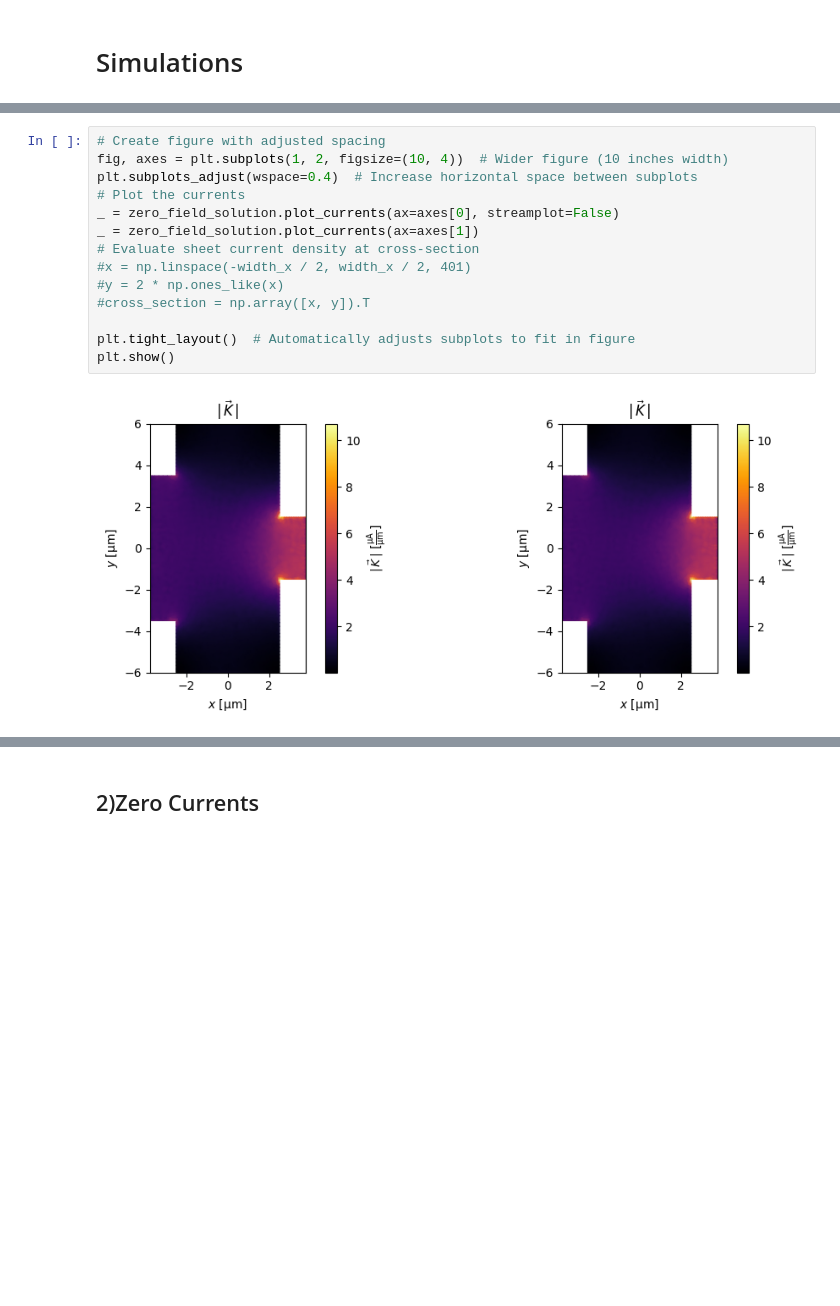
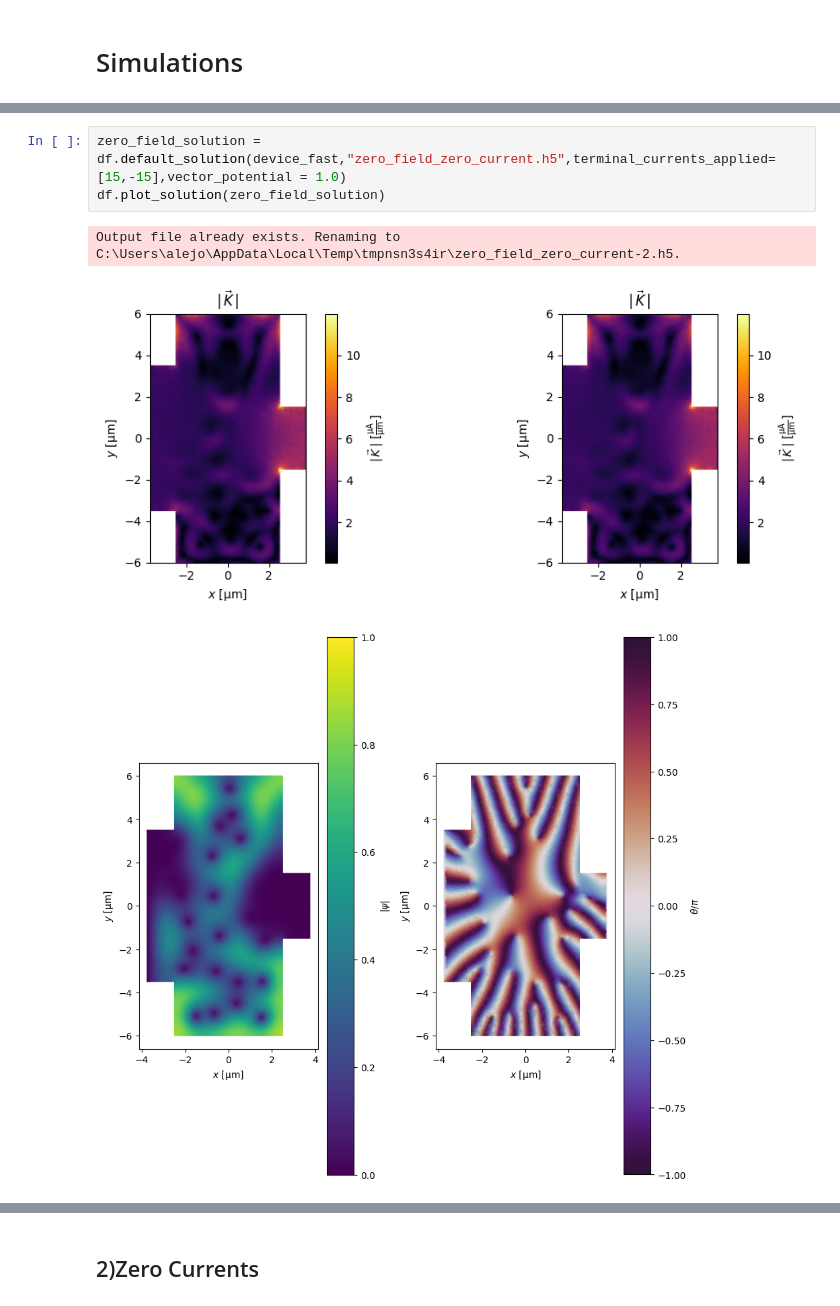
Before and after one commit to AlejoProjects/diode_effect, a Jupyter notebook: proyecto_electro2.ipynb, the cells around one changed output, grey strips where cells are left out. Drawn from its saved outputs; the diff is of its cells as text; blank space fills up the shorter version.

Commit message:
feature and fix : modularization of the first section plots and some typing mistakes fixed

```diff
--- a/proyecto_electro2.ipynb
+++ b/proyecto_electro2.ipynb
@@ -108,16 +118,7 @@ Output file already exists. Renaming to C:\Users\alejo\AppData\Local\Temp\tmpm3t
 # %%
-# Create figure with adjusted spacing
-fig, axes = plt.subplots(1, 2, figsize=(10, 4))  # Wider figure (10 inches width)
-plt.subplots_adjust(wspace=0.4)  # Increase horizontal space between subplots
-# Plot the currents
-_ = zero_field_solution.plot_currents(ax=axes[0], streamplot=False)
-_ = zero_field_solution.plot_currents(ax=axes[1])
-# Evaluate sheet current density at cross-section
-#x = np.linspace(-width_x / 2, width_x / 2, 401)
-#y = 2 * np.ones_like(x)
-#cross_section = np.array([x, y]).T
-
-plt.tight_layout()  # Automatically adjusts subplots to fit in figure
-plt.show()
+zero_field_solution = df.default_solution(device_fast,"zero_field_zero_current.h5",terminal_currents_applied=[15,-15],vector_potential = 1.0)
+df.plot_solution(zero_field_solution)
 # %% [output]
+Output file already exists. Renaming to C:\Users\alejo\AppData\Local\Temp\tmpnsn3s4ir\zero_field_zero_current-2.h5.
-[figure, old version]
+[figure, new version]
+[figure, added]
```
Also changed, not shown: parts of 22 cells of this notebook, 2 other files.
